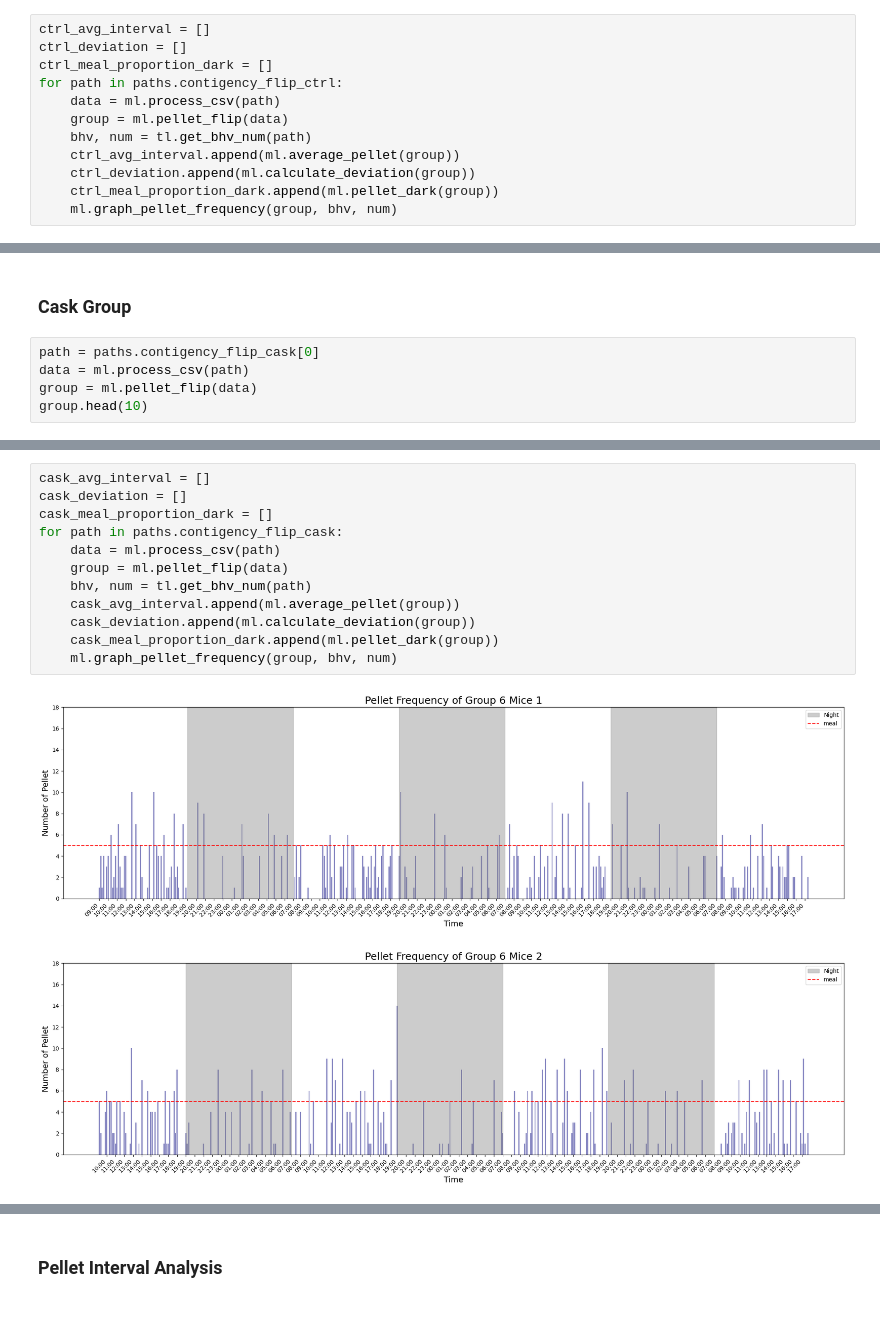
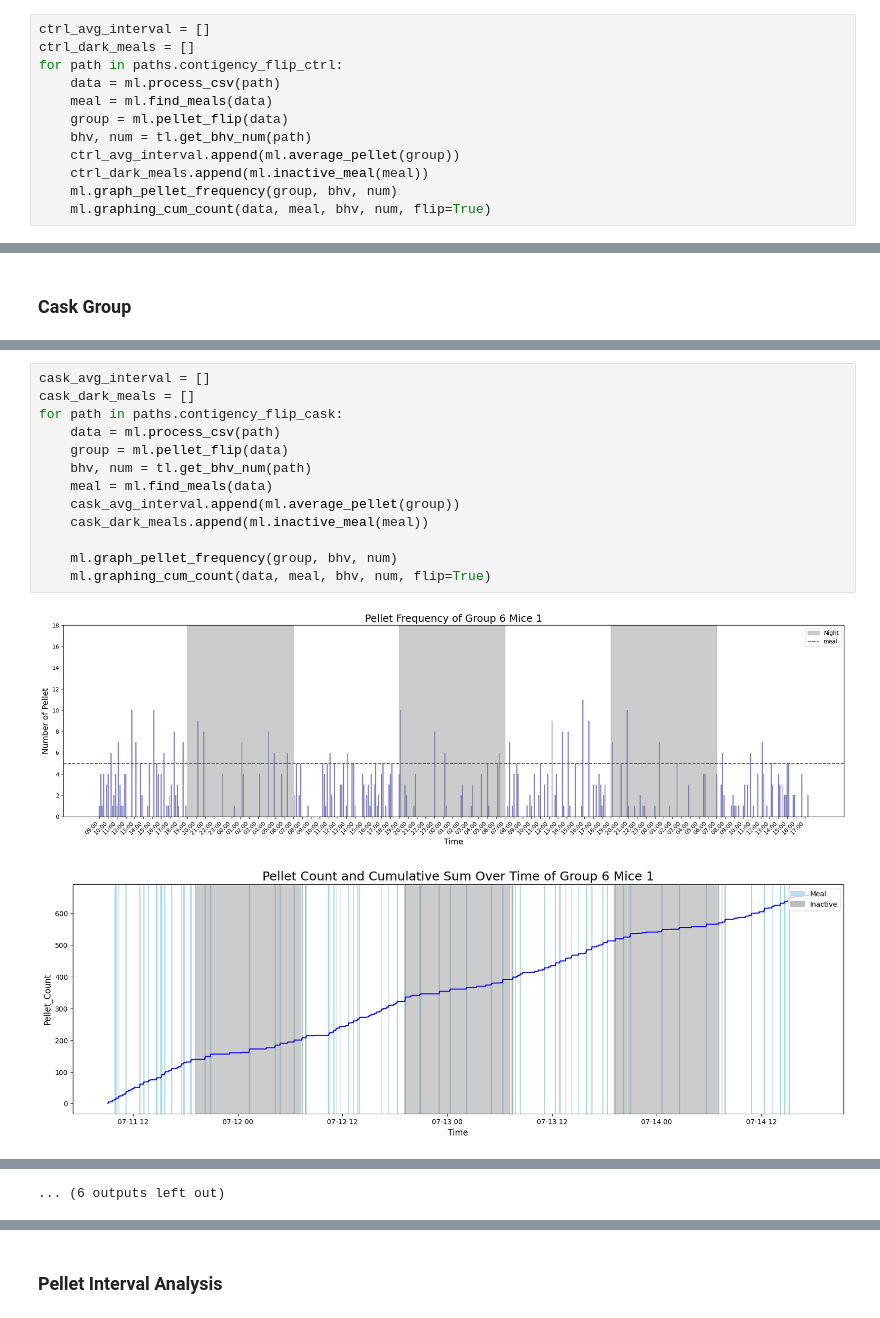
Before and after one commit to ftlabucsd/FEDUPP, a Jupyter notebook: Flip_meal.ipynb, the cells around one changed output, grey strips where cells are left out. Drawn from its saved outputs; the diff is of its cells as text.

```diff
--- a/Flip_meal.ipynb
+++ b/Flip_meal.ipynb
@@ -26,15 +26,15 @@ flip_cask_meal_count
 ### Control Group
 # %%
 ctrl_avg_interval = []
-ctrl_deviation = []
-ctrl_meal_proportion_dark = []
+ctrl_dark_meals = []
 for path in paths.contigency_flip_ctrl:
     data = ml.process_csv(path)
+    meal = ml.find_meals(data)
     group = ml.pellet_flip(data)
     bhv, num = tl.get_bhv_num(path)
     ctrl_avg_interval.append(ml.average_pellet(group))
-    ctrl_deviation.append(ml.calculate_deviation(group))
-    ctrl_meal_proportion_dark.append(ml.pellet_dark(group))
+    ctrl_dark_meals.append(ml.inactive_meal(meal))
     ml.graph_pellet_frequency(group, bhv, num)
+    ml.graphing_cum_count(data, meal, bhv, num, flip=True)
 # %% [output]
 [figure]
@@ -46,7 +52,2 @@ for path in paths.contigency_flip_ctrl:
 # %% [markdown]
 ### Cask Group
-# %%
-path = paths.contigency_flip_cask[0]
-data = ml.process_csv(path)
-group = ml.pellet_flip(data)
-group.head(10)
@@ -65,15 +54,16 @@ group.head(10)
 # %%
 cask_avg_interval = []
-cask_deviation = []
-cask_meal_proportion_dark = []
+cask_dark_meals = []
 for path in paths.contigency_flip_cask:
     data = ml.process_csv(path)
     group = ml.pellet_flip(data)
     bhv, num = tl.get_bhv_num(path)
+    meal = ml.find_meals(data)
     cask_avg_interval.append(ml.average_pellet(group))
-    cask_deviation.append(ml.calculate_deviation(group))
-    cask_meal_proportion_dark.append(ml.pellet_dark(group))
+    cask_dark_meals.append(ml.inactive_meal(meal))
+
     ml.graph_pellet_frequency(group, bhv, num)
+    ml.graphing_cum_count(data, meal, bhv, num, flip=True)
 # %% [output]
 [figure]
-[figure, old version]
+[figure, new version]
@@ -86,0 +80 @@ for path in paths.contigency_flip_cask:
+... (6 outputs left out)
```
Also changed, not shown: parts of 19 cells of this notebook, 6 other files.
